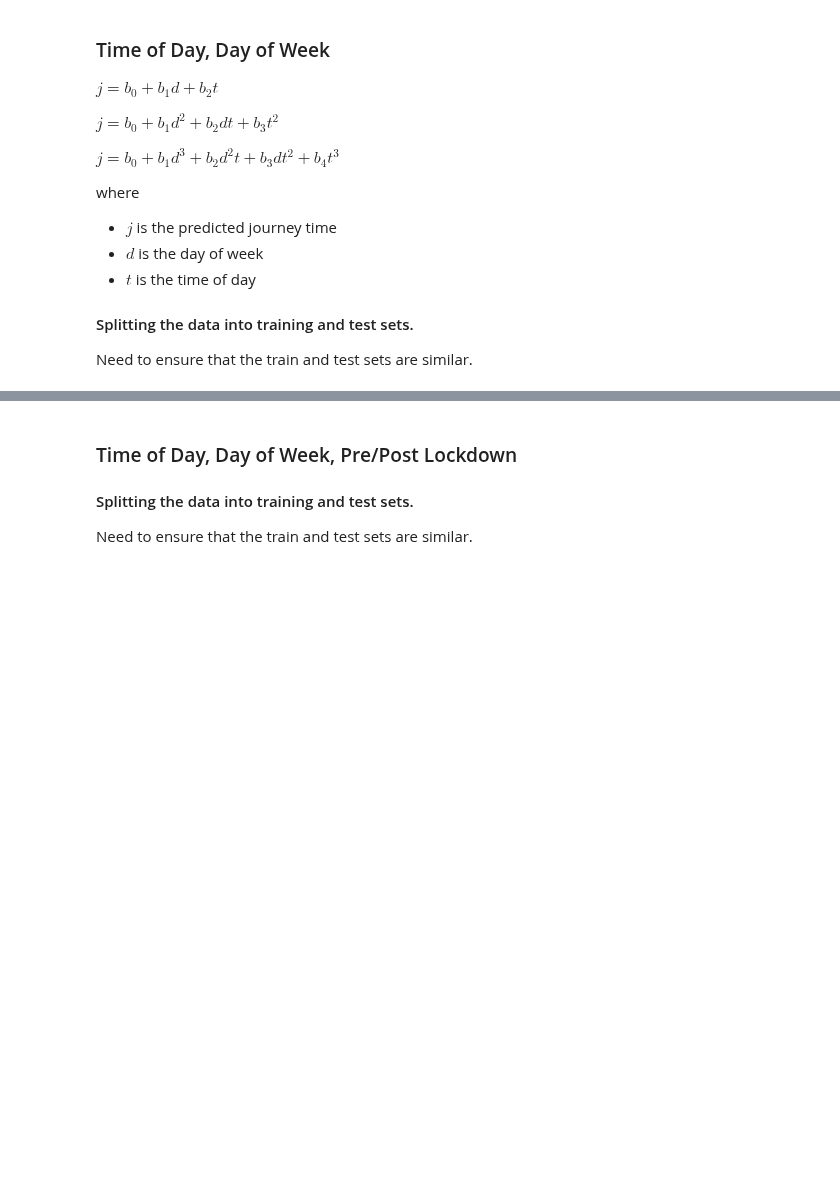
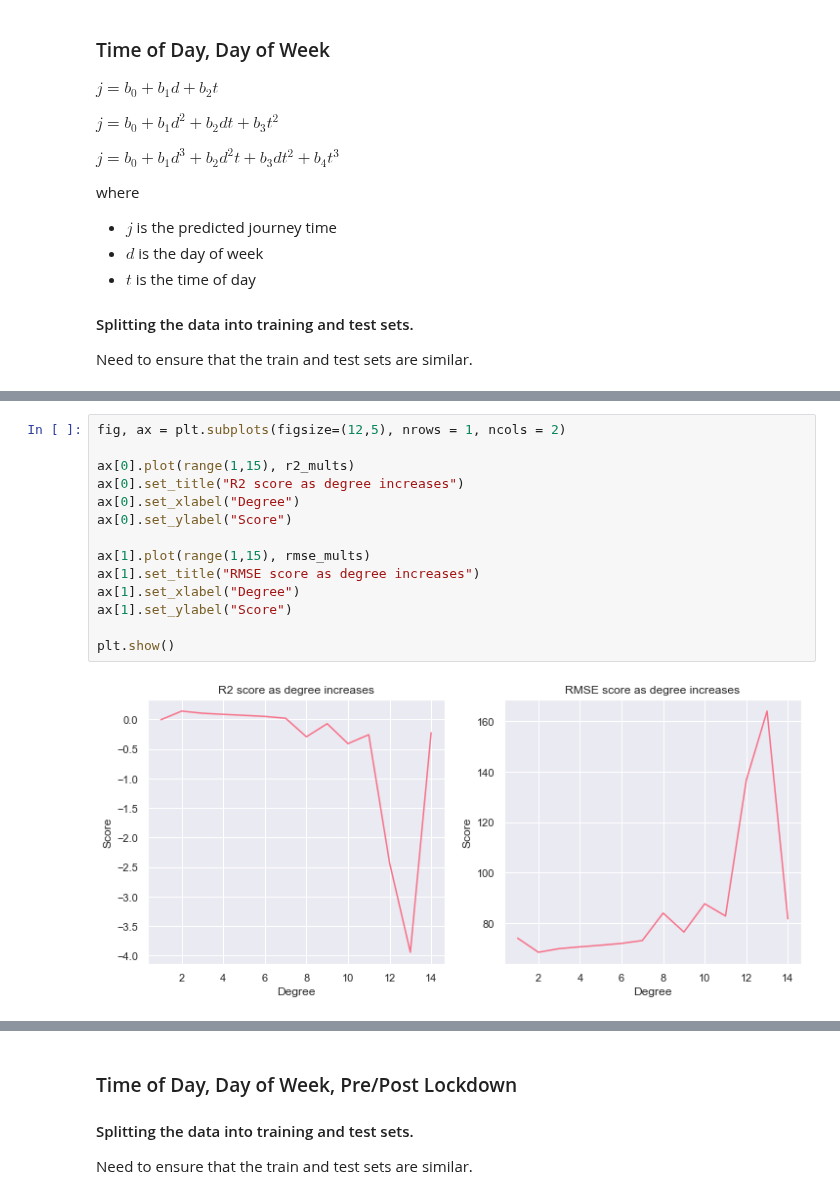
Before and after one commit to serenelc/individual-project-beng, a Jupyter notebook: regression-model.ipynb, the cells around one changed output, grey strips where cells are left out. Saved outputs shown, nothing was run; the diff lists cells and outputs as text; blank space fills up the shorter version.

```diff
--- a/regression-model.ipynb
+++ b/regression-model.ipynb
@@ -813,2 +799,18 @@ The coefficient of determination is:  0.1576496483463785
+# %%
+fig, ax = plt.subplots(figsize=(12,5), nrows = 1, ncols = 2)
+
+ax[0].plot(range(1,15), r2_mults)
+ax[0].set_title("R2 score as degree increases")
+ax[0].set_xlabel("Degree")
+ax[0].set_ylabel("Score")
+
+ax[1].plot(range(1,15), rmse_mults)
+ax[1].set_title("RMSE score as degree increases")
+ax[1].set_xlabel("Degree")
+ax[1].set_ylabel("Score")
+
+plt.show()
+# %% [output]
+[figure, added]
 # %%
 fig, ax = plt.subplots()
```
Also changed, not shown: parts of 20 cells of this notebook, 52 other files.
